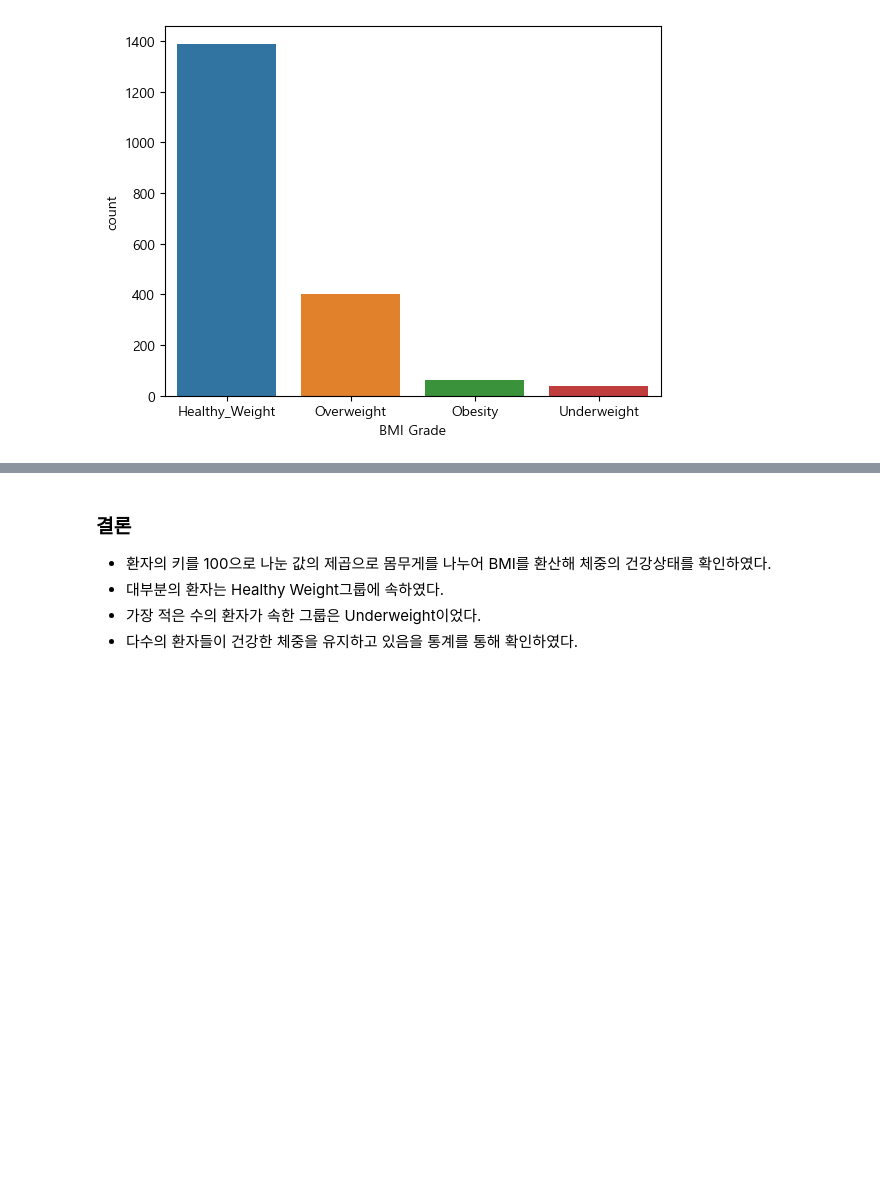
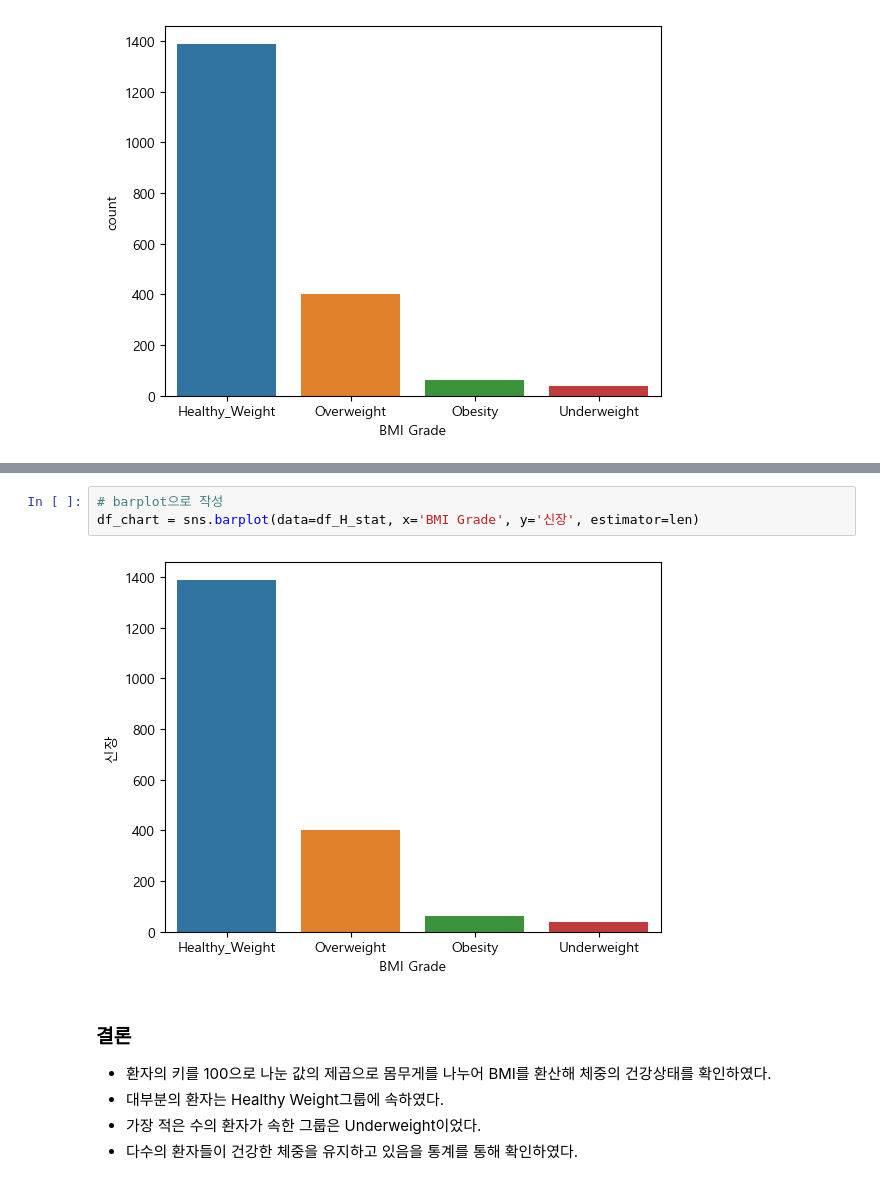
Before and after one commit to dancingKimDH/study_data_analytics, a Jupyter notebook: codes/pandasz/RecurrenceOfSurgery_apply_quest.ipynb, the cells around one changed output, grey strips where cells are left out. Saved outputs shown, nothing was run; the diff lists cells and outputs as text; blank space fills up the shorter version.

```diff
--- a/codes/pandasz/RecurrenceOfSurgery_apply_quest.ipynb
+++ b/codes/pandasz/RecurrenceOfSurgery_apply_quest.ipynb
@@ -147,3 +152,8 @@ df_chart = sns.countplot(x=df_H_stat['BMI Grade'])
+# %%
+# barplot으로 작성
+df_chart = sns.barplot(data=df_H_stat, x='BMI Grade', y='신장', estimator=len)
+# %% [output]
+[figure, added]
 # %% [markdown]
 ### 결론
 - 환자의 키를 100으로 나눈 값의 제곱으로 몸무게를 나누어 BMI를 환산해 체중의 건강상태를 확인하였다.
```
Also changed, not shown: parts of 1 cell of this notebook.
